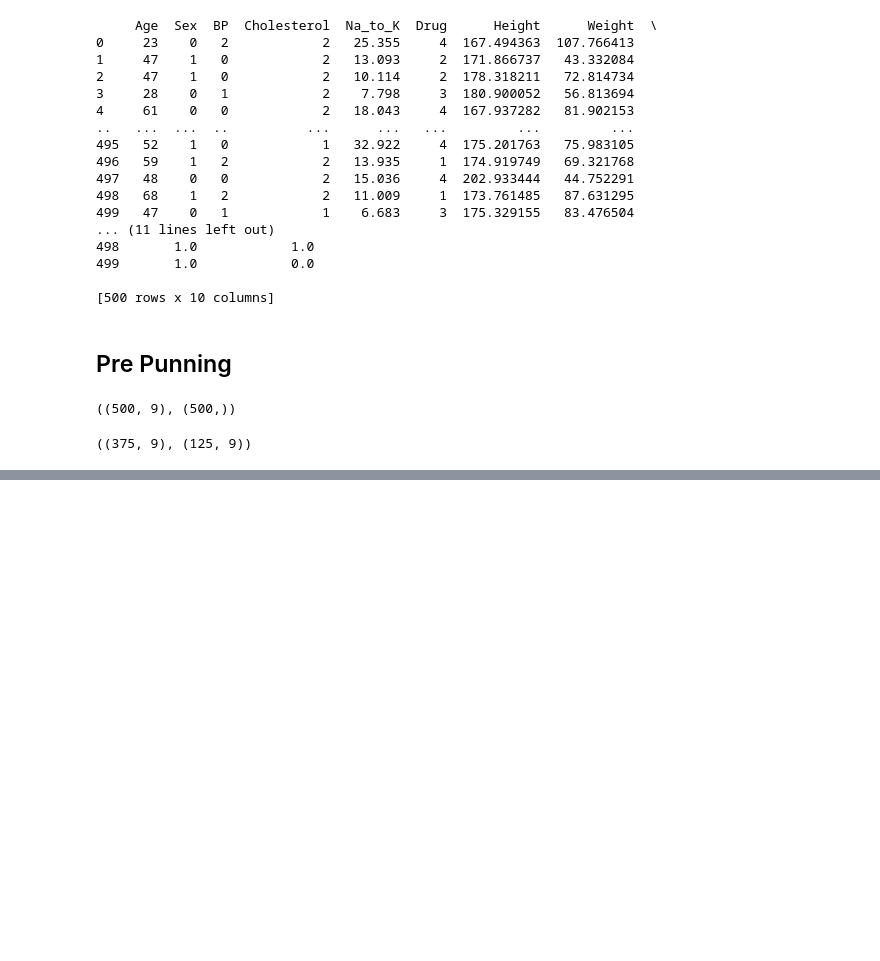
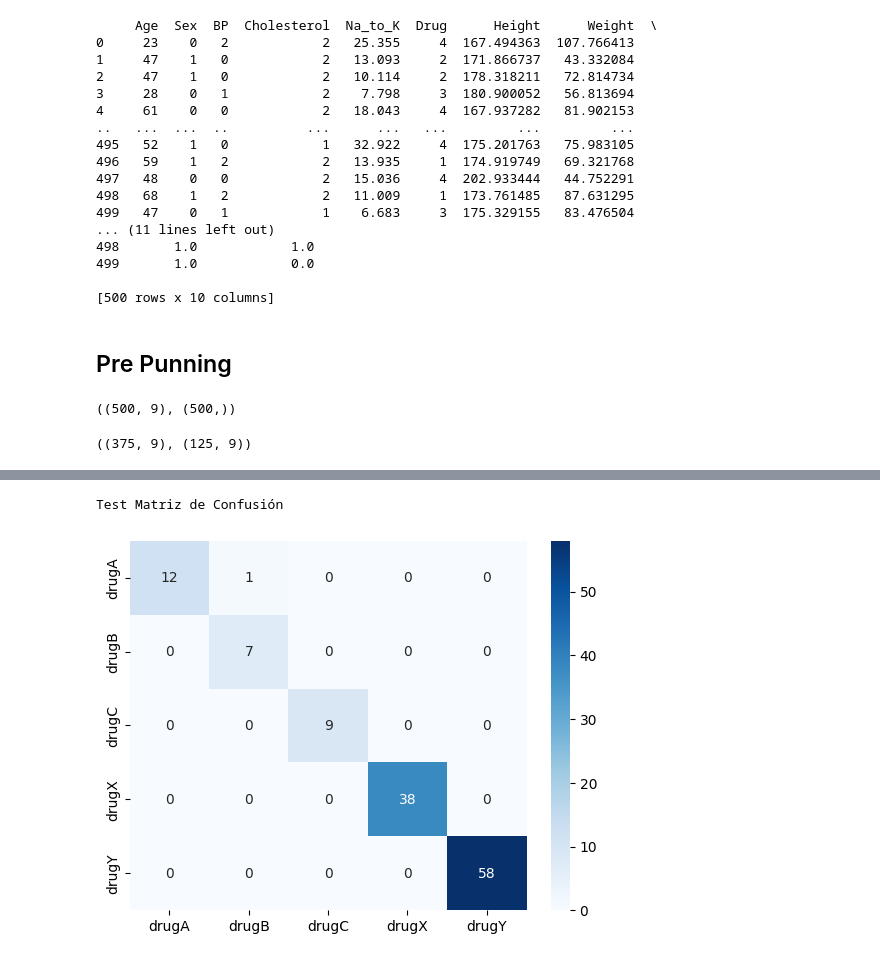
Before and after one commit to Gegdgt/HDT3_Mineria, a Jupyter notebook: HDT3.ipynb, the cells around one changed output, grey strips where cells are left out. Saved outputs shown, nothing was run; the diff lists cells and outputs as text; code cells hidden in the pictures; blank space fills up the shorter version.

```diff
--- a/HDT3.ipynb
+++ b/HDT3.ipynb
@@ -173,0 +204,5 @@ Prueba Matriz
+# %%
+confusion_matrix_plot(y_test_pred, y_test, "Test")
+# %% [output]
+Test Matriz de Confusión
+[figure, added]
```
Also changed, not shown: parts of 14 cells of this notebook.
